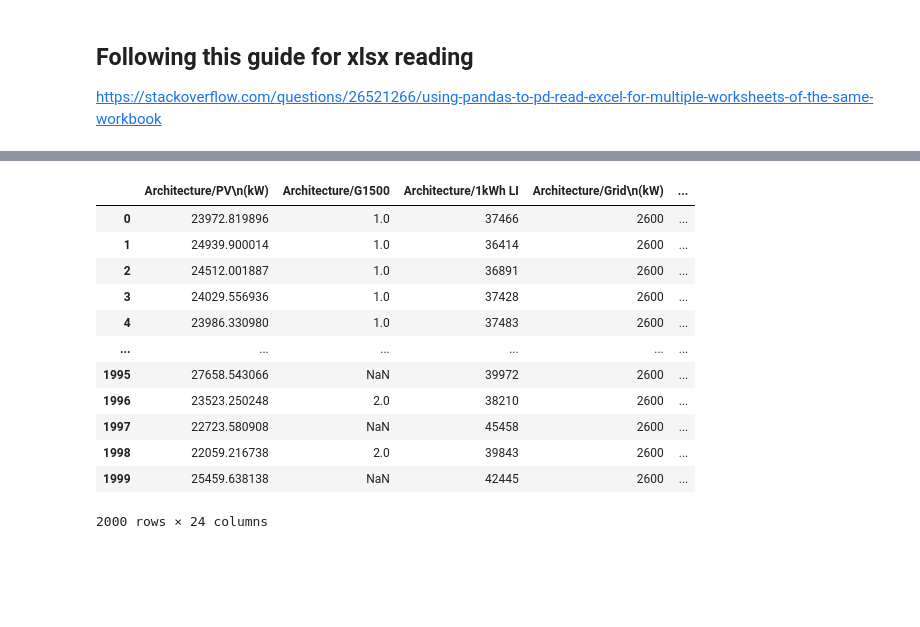
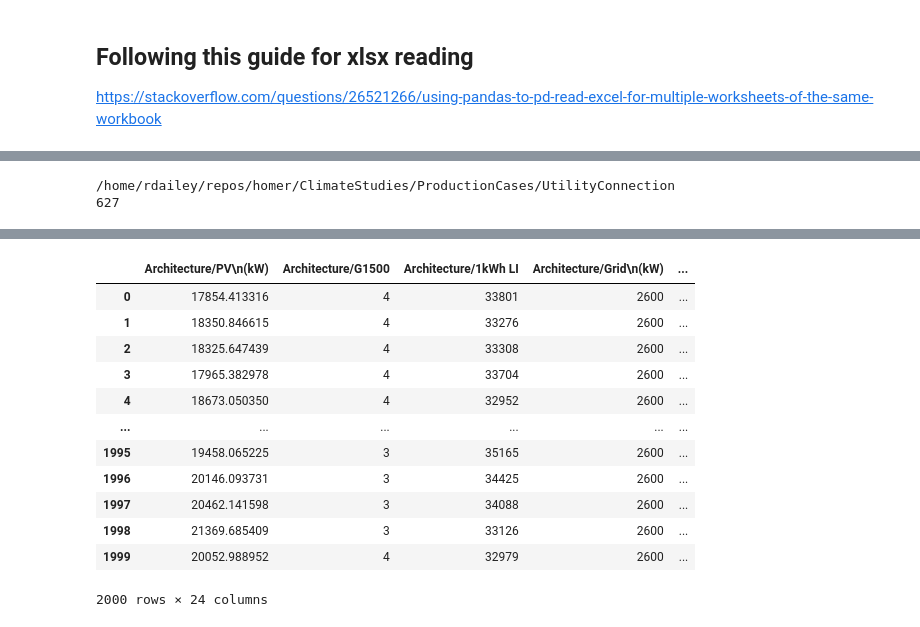
Before and after one commit to uw-reti/homer, a Jupyter notebook: ClimateStudies/OutputProcessing/HOMERDataProcessor.ipynb, the cells around one changed output, grey strips where cells are left out. Saved outputs shown, nothing was run; the diff lists cells and outputs as text; code cells hidden in the pictures; blank space fills up the shorter version.

Commit message:
fixed sheet names more robustly this time

```diff
--- a/ClimateStudies/OutputProcessing/HOMERDataProcessor.ipynb
+++ b/ClimateStudies/OutputProcessing/HOMERDataProcessor.ipynb
@@ -102,17 +101,57 @@ display(mlr_output_df[sheet_name])
 2000 rows × 24 columns
+# %%
+# Populating list of proper utility sheet names
+os.chdir('/home/rdailey/repos/homer/ClimateStudies/ProductionCases/UtilityConnection')
+homer_util_dirs = os.path.abspath(os.getcwd())
+print(homer_util_dirs)
+fixed_util_names = []
+for path, subdirs, files in os.walk(homer_util_dirs):
+    for name in files:
+        if name[-6:] == '.homer':
+            #print(name.replace('.homer',''))
+            fixed_util_names.append(name.replace('.homer',""))
+print(len(fixed_util_names))
+os.chdir('/home/rdailey/repos/homer/ClimateStudies/OutputProcessing')
+# %% [output]
+/home/rdailey/repos/homer/ClimateStudies/ProductionCases/UtilityConnection
+627
 # %%
 # reads, maps all sheets for utility variance studies
 util_files = os.listdir(util_directory)
 print(os.listdir)
 util_output_df = {} #creates empty dictionary
 util_names = [] #creates empty list for future name storage
+
 for file in util_files:
     if file.endswith('.xlsx'):
         util_xls = pd.ExcelFile(util_directory + '/' + file) #reads file
+        #print(util_xls.sheet_names)
         util_names = util_names + util_xls.sheet_names
-        # print(util_names)
-        for sheet_name in util_xls.sheet_names: #pulls individual sheets
-            util_output_df[sheet_name] = util_xls.parse(sheet_name) #puts each sheet into a dictionary w/key "sheet_name"
-display(util_output_df[sheet_name])
+
+
+        #util_opt_out = pd.DataFrame(columns=['Architecture/PV\n(kW)', 'Architecture/G1500', 'Architecture/GenLarge\n(kW)', 'Architecture/1kWh LI',
+        #                                                 'Cost/COE\n($)','GenMin'])
+        #util_new_cases = pd.DataFrame(columns=['FileName','CaseNum','Case1 LCOE','Case5 LCOE','Architecture/GenLarge\n(kW)'])
+        n_util = len(util_names)
+
+
+
+
+        # for i in fixed_util_names:
+        #     #print(i)
+        #     index = fixed_util_names.index(i)
+        #     match = [match for match in fixed_util_names if i in match]
+        #     fixed_util_names[index] = match
+
+        #print(fixed_util_names)
+        for i in fixed_util_names:
+            index = fixed_util_names.index(i)
+            match = [match for match in fixed_util_names if i in match]
+            fixed_util_names[index] = ''.join(match)
+            for sheet_name in util_xls.sheet_names: #pulls individual sheets
+                if sheet_name in fixed_util_names[index]:
+                    util_output_df[fixed_util_names[index]] = util_xls.parse(sheet_name) #puts each sheet into a dictionary w/key "sheet_name"
+                    print('corrected', sheet_name, ' to ', fixed_util_names[index])
+display(util_output_df[fixed_util_names[index]])
 # %% [output]
 <built-in function listdir>
@@ -119,15 +174,15 @@ display(util_output_df[sheet_name])
 |  | Architecture/PV\n(kW) | Architecture/G1500 | Architecture/1kWh LI | Architecture/Grid\n(kW) | ... |
-| 0 | 23972.819896 | 1.0 | 37466 | 2600 | ... |
-| 1 | 24939.900014 | 1.0 | 36414 | 2600 | ... |
-| 2 | 24512.001887 | 1.0 | 36891 | 2600 | ... |
-| 3 | 24029.556936 | 1.0 | 37428 | 2600 | ... |
-| 4 | 23986.330980 | 1.0 | 37483 | 2600 | ... |
+| 0 | 17854.413316 | 4 | 33801 | 2600 | ... |
+| 1 | 18350.846615 | 4 | 33276 | 2600 | ... |
+| 2 | 18325.647439 | 4 | 33308 | 2600 | ... |
+| 3 | 17965.382978 | 4 | 33704 | 2600 | ... |
+| 4 | 18673.050350 | 4 | 32952 | 2600 | ... |
 | ... | ... | ... | ... | ... | ... |
-| 1995 | 27658.543066 | NaN | 39972 | 2600 | ... |
-| 1996 | 23523.250248 | 2.0 | 38210 | 2600 | ... |
-| 1997 | 22723.580908 | NaN | 45458 | 2600 | ... |
-| 1998 | 22059.216738 | 2.0 | 39843 | 2600 | ... |
-| 1999 | 25459.638138 | NaN | 42445 | 2600 | ... |
+| 1995 | 19458.065225 | 3 | 35165 | 2600 | ... |
+| 1996 | 20146.093731 | 3 | 34425 | 2600 | ... |
+| 1997 | 20462.141598 | 3 | 34088 | 2600 | ... |
+| 1998 | 21369.685409 | 3 | 33126 | 2600 | ... |
+| 1999 | 20052.988952 | 4 | 32979 | 2600 | ... |
 2000 rows × 24 columns
 # %%
 #pulling interesting data points from each LOC VAR Case
```
Also changed, not shown: parts of 11 cells of this notebook.
